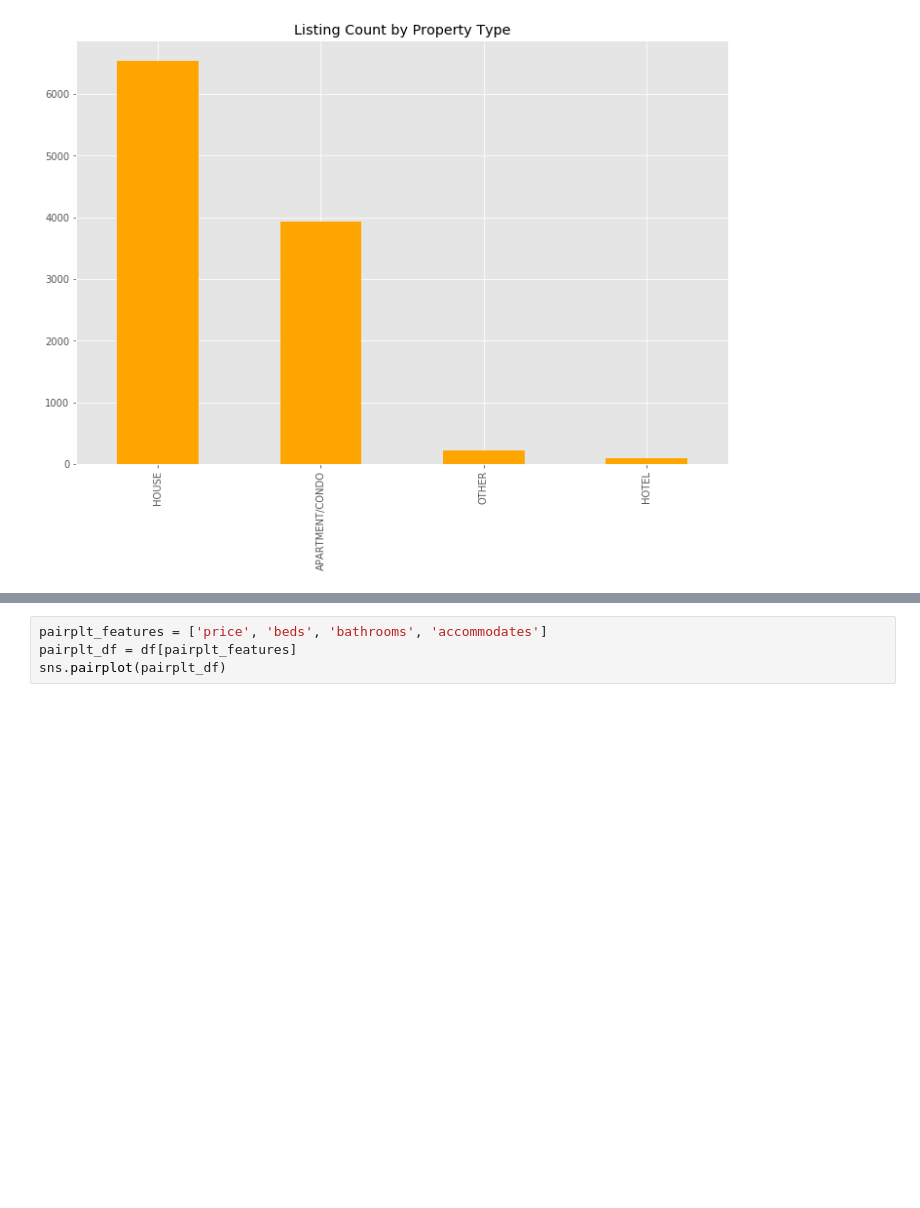
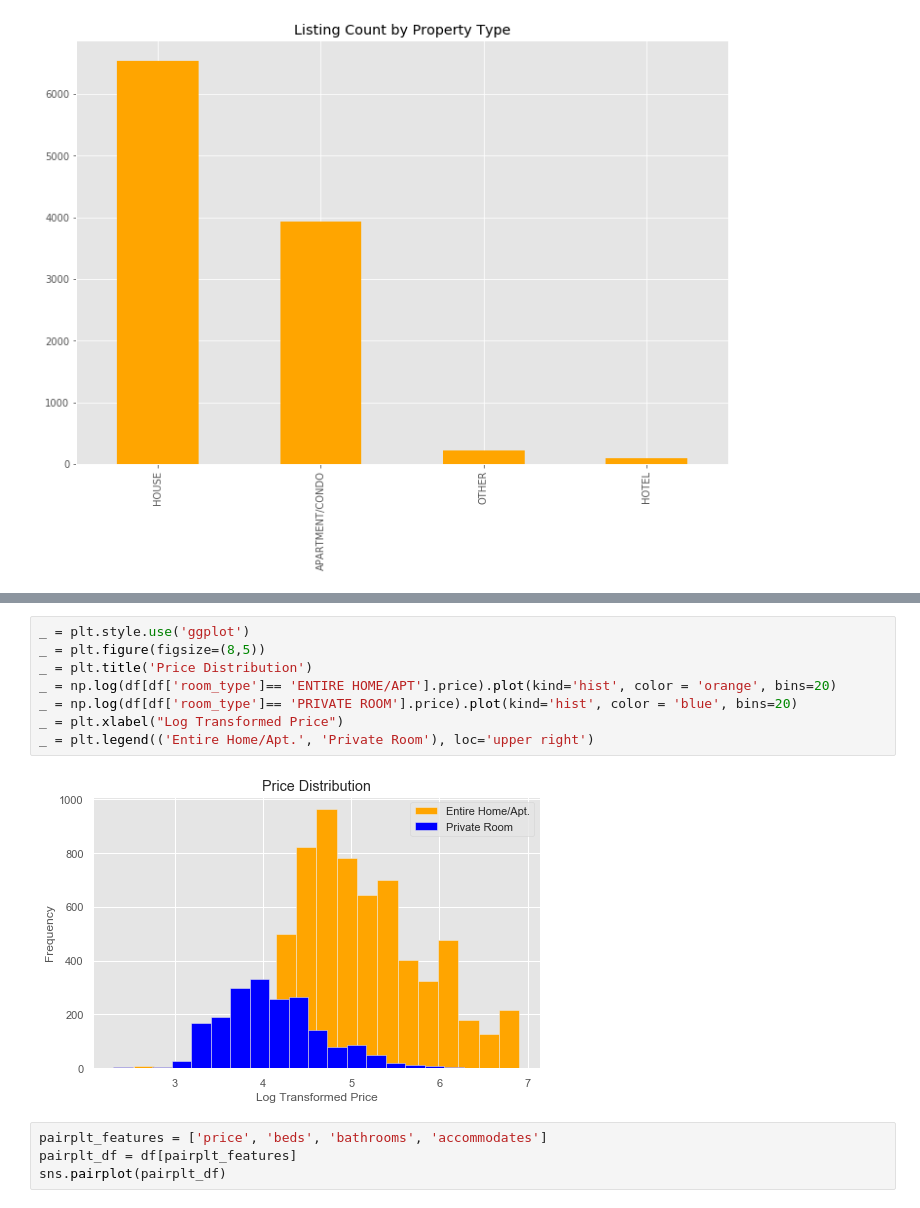
Before and after one commit to Z-Palamara/Capstone_1, a Jupyter notebook: Capstone 1- Data Cleaning and EDA.ipynb, the cells around one changed output, grey strips where cells are left out. Saved outputs shown, nothing was run; the diff lists cells and outputs as text; blank space fills up the shorter version.

```diff
--- a/Capstone 1- Data Cleaning and EDA.ipynb
+++ b/Capstone 1- Data Cleaning and EDA.ipynb
@@ -1668,3 +1680,13 @@ ax2.tick_params(axis='x', labelrotation=45)
+# %%
+_ = plt.style.use('ggplot')
+_ = plt.figure(figsize=(8,5))
+_ = plt.title('Price Distribution')
+_ = np.log(df[df['room_type']== 'ENTIRE HOME/APT'].price).plot(kind='hist', color = 'orange', bins=20)
+_ = np.log(df[df['room_type']== 'PRIVATE ROOM'].price).plot(kind='hist', color = 'blue', bins=20)
+_ = plt.xlabel("Log Transformed Price")
+_ = plt.legend(('Entire Home/Apt.', 'Private Room'), loc='upper right')
+# %% [output]
+[figure, added]
 # %%
 pairplt_features = ['price', 'beds', 'bathrooms', 'accommodates']
 pairplt_df = df[pairplt_features]
```
Also changed, not shown: parts of 28 cells of this notebook.
